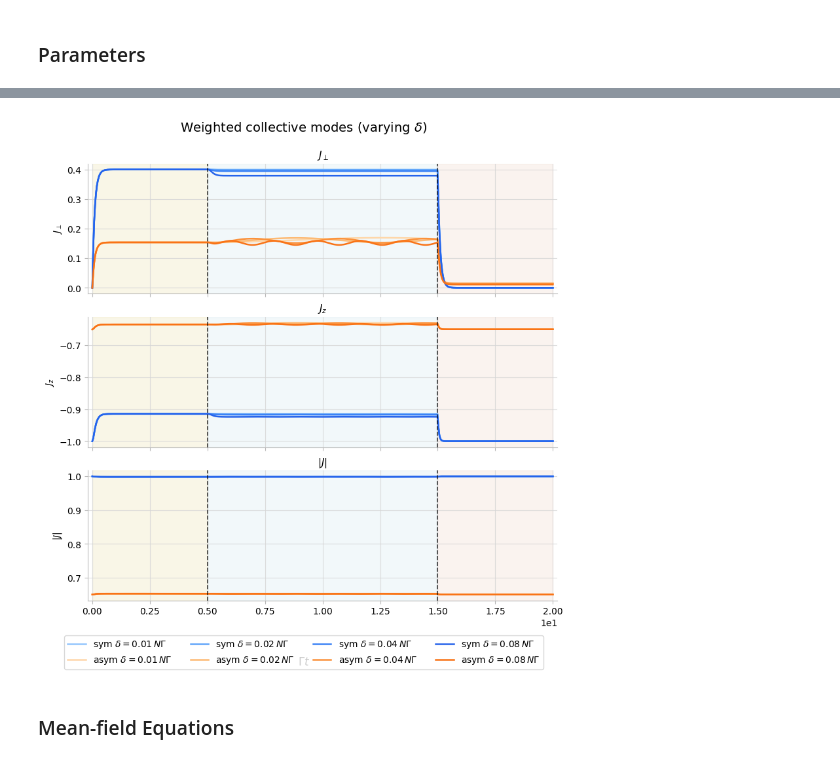
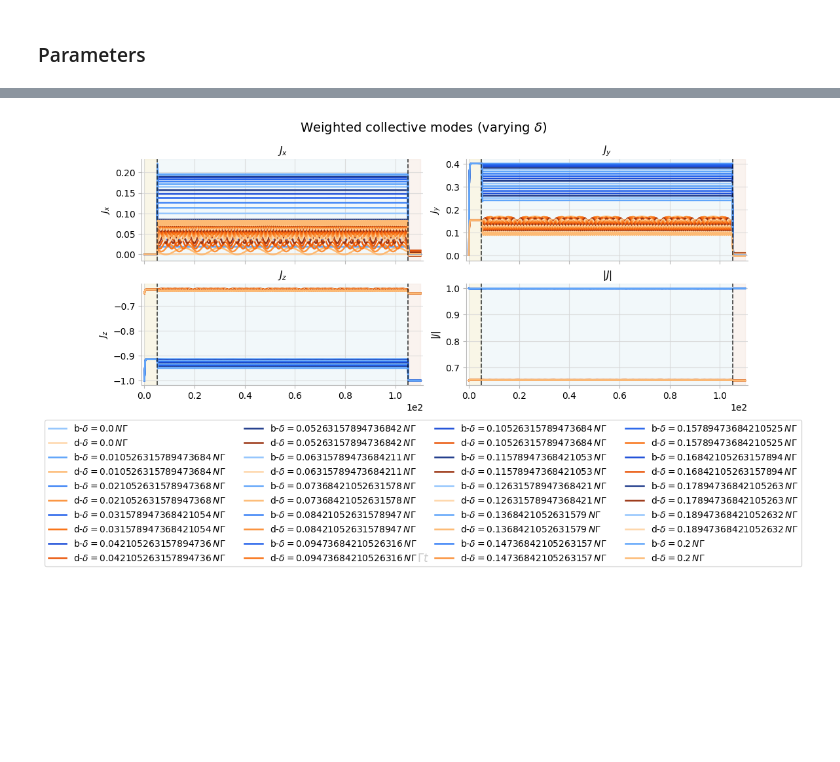
Before and after one commit to AsharKamal98/cavity-OAT, a Jupyter notebook: notebooks/bright_dark_modes_mfe.ipynb, the cells around one changed output, grey strips where cells are left out. Cells and saved outputs as stored; diff of their text form; code cells hidden in the pictures; blank space fills up the shorter version.

Commit message:
feat: benchmarks and harmonic analysis

```diff
--- a/notebooks/bright_dark_modes_mfe.ipynb
+++ b/notebooks/bright_dark_modes_mfe.ipynb
@@ -17,6 +17,8 @@ output_dir = Path("../output")
 # %% [markdown]
 ### Parameters
 # %%
+import numpy as np
+
 from common.utils.parameters import (
     omega_c,
     scaled_N_Gamma,
@@ -25,21 +27,36 @@ from common.utils.parameters import (
 from common.utils.phases import default_three_phase_protocol
 from solvers.mfe import compute_mfe_j_moments, solve_mfe
 from parser.mfe import MFESolverParameters
-from common.plotting import plot_spin_components
-from common.plotting.specific import plot_transverse_spin_components
+from common.plotting import plot_harmonic_sweep, plot_spin_components
 
 from parser.moments import MomentSeries, SimulationMetadata
-from post_analysis import compute_j_modes
+from post_analysis import (
+    compute_harmonic_analysis,
+    compute_j_modes,
+    extract_family_phase_series,
+)
 
 
-delta_factor_list = (0.01,0.02,0.04,0.08)
-Ni_list = (5,10,15,20)
+delta_factor_list = np.linspace(0.0, 0.20, 20)
+Ni_list = (5, 10, 15, 20)
+
+spectral_components = ("x", "y", "z")
+spectral_delta_factors = []
+
+dark_fundamental_frequency_sweeps = {
+    component: [] for component in spectral_components
+}
+dark_thd_sweeps = {component: [] for component in spectral_components}
+dark_rms_amplitude_sweeps = {
+    component: [] for component in spectral_components
+}
+dark_offset_sweeps = {component: [] for component in spectral_components}
 
 axes = None
 for i,delta_factor in enumerate(delta_factor_list):
 # for i,Ni_candidate in enumerate(Ni_list):
     # common fixed
-    Gamma = 1; num_snapshots=500
+    Gamma = 1; num_snapshots=10000
     # param
     dN = 0
     # Ni = [Ni_candidate,2*Ni_candidate]
@@ -53,7 +70,7 @@ for i,delta_factor in enumerate(delta_factor_list):
     delta0 = scaled_N_Gamma(delta_factor, sum(Ni), Gamma)
 
     phase_protocol = default_three_phase_protocol(
-        durations=(5, 10, 5),
+        durations=(5, 100, 5),
         delta0=delta0,
         Omega0=Omega0,
     )
@@ -64,10 +81,10 @@ for i,delta_factor in enumerate(delta_factor_list):
         phase_protocol=phase_protocol,
     )
 
-    Omega_c = omega_c(sum(Ni) // 2, Gamma)
-    print(f"Omega0 = {Omega0}")
-    print(f"Omega/Omega_c ratio = {Omega0 / Omega_c}")
-    print(f"delta0 = {delta0}")
+    # Omega_c = omega_c(sum(Ni) // 2, Gamma)
+    # print(f"Omega0 = {Omega0}")
+    # print(f"Omega/Omega_c ratio = {Omega0 / Omega_c}")
+    # print(f"delta0 = {delta0}")
 
 
     # moment initialization
@@ -102,8 +119,36 @@ for i,delta_factor in enumerate(delta_factor_list):
 
     j_modes = mfe_moments.J_modes
 
+    phase_2_t, phase_2_series = extract_family_phase_series(
+        j_modes.t,
+        (j_modes.dark.x, j_modes.dark.y, j_modes.dark.z),
+        phase_protocol,
+        family_phase_index=1,
+    )
+    harmonic_analysis = compute_harmonic_analysis(
+        phase_2_t,
+        phase_2_series,
+    )
+    if harmonic_analysis is None:
+        print(f"Warning: spectral analysis skipped for delta={delta0}.")
+    else:
+        spectral_delta_factors.append(delta_factor)
+        for component, dark_signal in zip(
+            spectral_components, harmonic_analysis.signals
+        ):
+            dark_fundamental_frequency_sweeps[component].append(
+                dark_signal.fundamental_frequency
+            )
+            dark_thd_sweeps[component].append(
+                dark_signal.total_harmonic_distortion
+            )
+            dark_rms_amplitude_sweeps[component].append(
+                dark_signal.rms_amplitude
+            )
+            dark_offset_sweeps[component].append(dark_signal.offset)
+
     mode_vectors = (j_modes.bright, j_modes.dark)
-    fig, axes = plot_transverse_spin_components(
+    fig, axes = plot_spin_components(
         j_modes.t,
         tuple(mode.x for mode in mode_vectors),
         tuple(mode.y for mode in mode_vectors),
@@ -111,8 +156,8 @@ for i,delta_factor in enumerate(delta_factor_list):
         tuple(mode.length for mode in mode_vectors),
         phase_protocol=mfe_moments.metadata.phase_protocol,
         labels=(
-            rf"sym $\delta={delta_factor}\,N\Gamma$",
-            rf"asym $\delta={delta_factor}\,N\Gamma$",
+            rf"b-$\delta={delta_factor}\,N\Gamma$",
+            rf"d-$\delta={delta_factor}\,N\Gamma$",
         ),
         # labels=(
         #     rf"sym $N={int(sum(Ni))}$",
@@ -122,7 +167,7 @@ for i,delta_factor in enumerate(delta_factor_list):
         shade_index=i,
         linestyle="-",
         axes=axes,
-        title=f"Weighted collective modes (varying $\delta$)",
+        title=r"Weighted collective modes (varying $\delta$)",
         #output_path=f"{output_dir}/bright_dark_modes/varying_delt",
     )
 # %% [output]
@@ -141,3 +174 @@ delta0 = 3.2
-[figure, old version]
+[figure, new version]
-# %% [markdown]
-### Mean-field Equations
```
Also changed, not shown: parts of 3 cells of this notebook, 38 other files.
